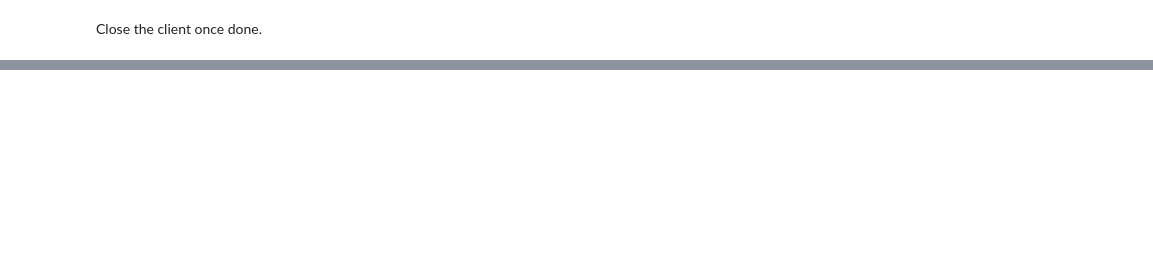
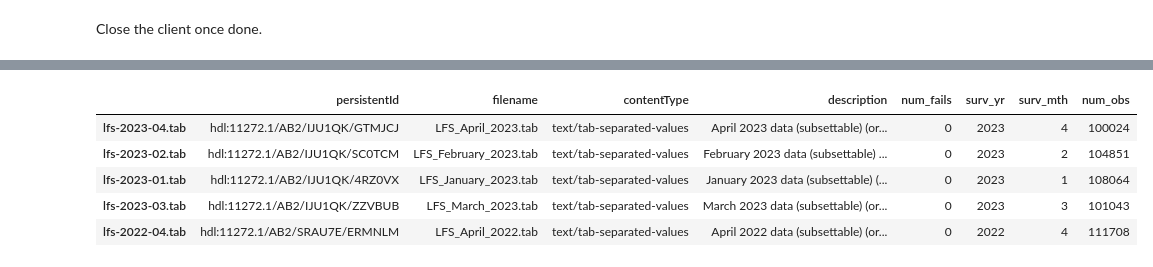
Before and after one commit to YC-Goh/YC-Goh.github.io, a Jupyter notebook: public/projects/can-open-data/lfs/0-download.ipynb, the cells around one changed output, grey strips where cells are left out. Saved outputs shown, nothing was run; the diff lists cells and outputs as text; code cells hidden in the pictures; blank space fills up the shorter version.

```diff
--- a/public/projects/can-open-data/lfs/0-download.ipynb
+++ b/public/projects/can-open-data/lfs/0-download.ipynb
@@ -218,3 +218,20 @@ print(new_ids[:5])
 # %% [output]
 782
 [ObjectId('6470d028661078467fabae8e'), ObjectId('6470d028661078467fabae8f'), ObjectId('6470d028661078467fabae90'), ObjectId('6470d028661078467fabae91'), ObjectId('6470d028661078467fabae92')]
+# %%
+fids = list(lfs_col_datafiles.find(filter={
+    'dataFile.filename': {
+        '$regex': r'\.(?i:tab)$'
+    },
+    'dataFile.description': {
+        '$regex': r'(?i:jan|feb|mar|apr|may|jun|jul|aug|sep|oct|nov|dec|ann)\w*\s+(?i:\d+\s+data|data\s+\d+)'
+    }
+}, projection={
+    'dataFile': {
+        'persistentId': 1,
+        'filename': 1,
+        'contentType': 1,
+        'description': 1
+    }
+}))
+print('Items Retrieved:', len(fids))
@@ -224,0 +304,9 @@ client.close()
+# %%
+request_result.head(5)
+# %% [output]
+|  | persistentId | filename | contentType | description | num_fails | surv_yr | surv_mth | num_obs |
+| lfs-2023-04.tab | hdl:11272.1/AB2/IJU1QK/GTMJCJ | LFS_April_2023.tab | text/tab-separated-values | April 2023 data (subsettable) (or... | 0 | 2023 | 4 | 100024 |
+| lfs-2023-02.tab | hdl:11272.1/AB2/IJU1QK/SC0TCM | LFS_February_2023.tab | text/tab-separated-values | February 2023 data (subsettable) ... | 0 | 2023 | 2 | 104851 |
+| lfs-2023-01.tab | hdl:11272.1/AB2/IJU1QK/4RZ0VX | LFS_January_2023.tab | text/tab-separated-values | January 2023 data (subsettable) (... | 0 | 2023 | 1 | 108064 |
+| lfs-2023-03.tab | hdl:11272.1/AB2/IJU1QK/ZZVBUB | LFS_March_2023.tab | text/tab-separated-values | March 2023 data (subsettable) (or... | 0 | 2023 | 3 | 101043 |
+| lfs-2022-04.tab | hdl:11272.1/AB2/SRAU7E/ERMNLM | LFS_April_2022.tab | text/tab-separated-values | April 2022 data (subsettable) (or... | 0 | 2022 | 4 | 111708 |
```
Also changed, not shown: parts of 14 cells of this notebook.
